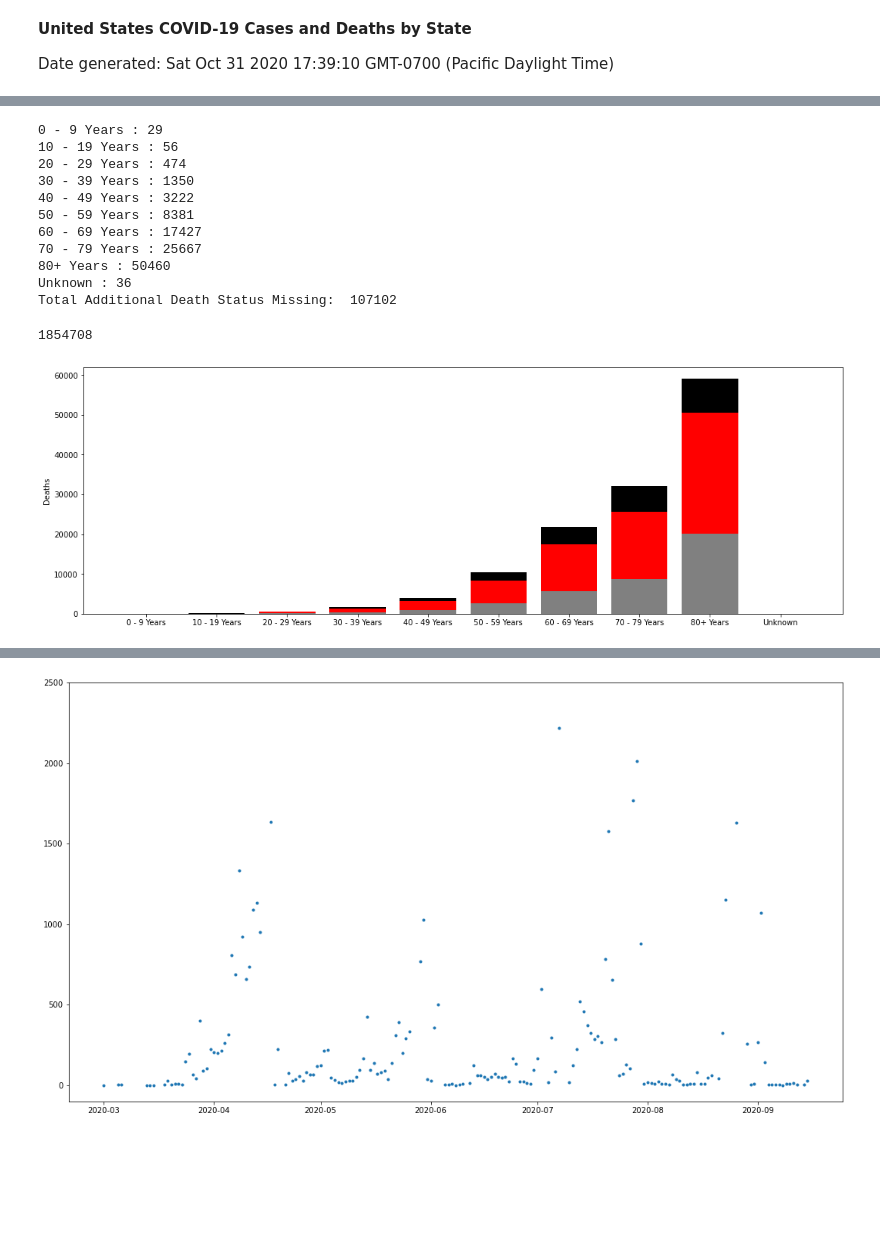
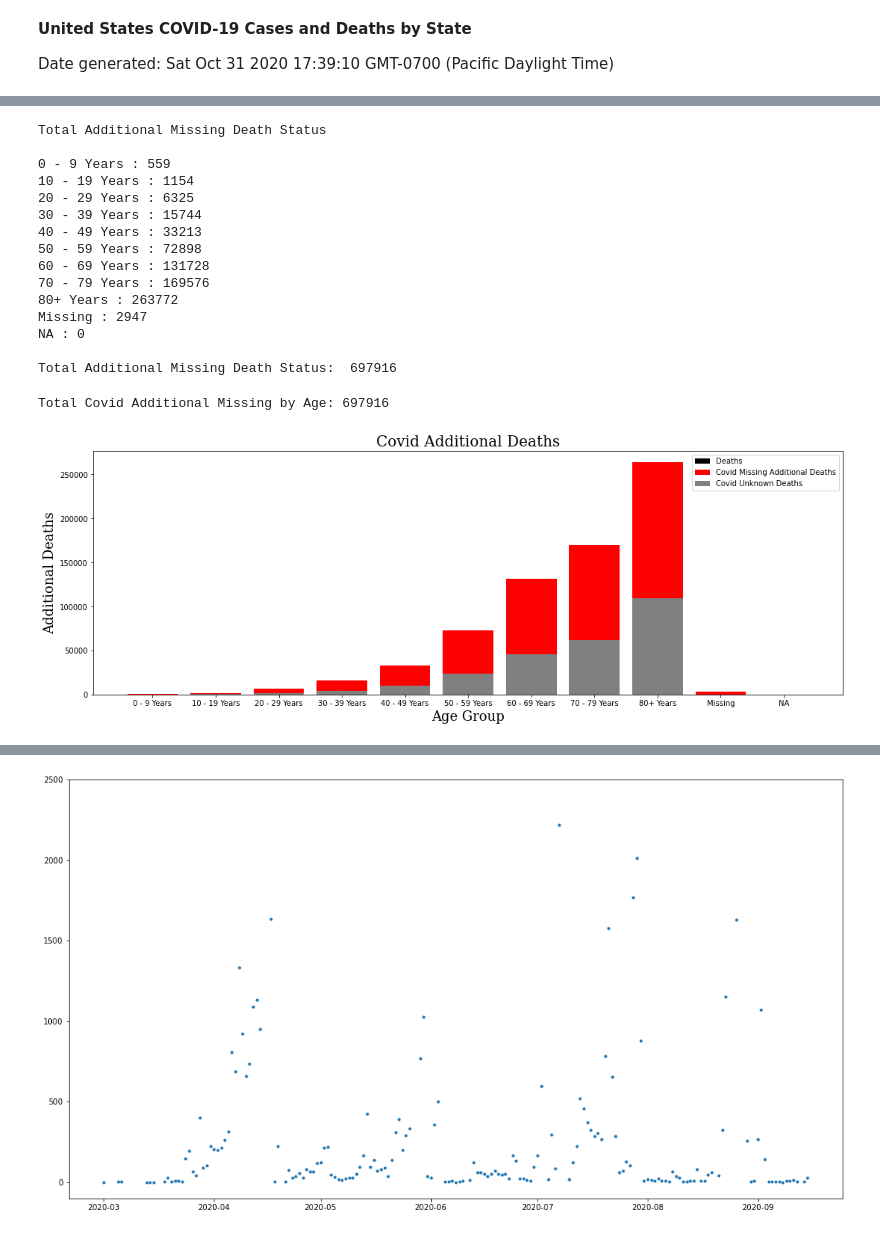
Before and after one commit to alleyvolta/C19, a Jupyter notebook: Covid-19 Analysis.ipynb, the cells around one changed output, grey strips where cells are left out. Saved outputs shown, nothing was run; the diff lists cells and outputs as text; code cells hidden in the pictures; blank space fills up the shorter version.

```diff
--- a/Covid-19 Analysis.ipynb
+++ b/Covid-19 Analysis.ipynb
@@ -277,9 +346,12 @@ Total Covid Survival:  2050069
 # %%
+print("Covid Fatality Rate by Age\n")
+
 covidFatalityRateByAge = [0] * len(ageGroups)
 
 for cs,cd in zip(covidSurvivalByAge, covidDeathsByAge):
-    covidFatalityRateByAge[covidSurvivalByAge.index(cs)] = (cd/cs)
+    if(cs == 0):    covidFatalityRateByAge[covidSurvivalByAge.index(cs)] = 0
+    else:           covidFatalityRateByAge[covidSurvivalByAge.index(cs)] = (cd/cs)
 
-for ags,dba in zip(ageGroups,covidFatalityRateByAge):
-    print (ags, ':', dba)
+for ags, dba in zip(ageGroups,covidFatalityRateByAge):
+    print(ags, ':', round(dba, 4)*100, '%')
 # %% [output]
@@ -316,7 +392,8 @@ Unknown : 6
 covidNONCoMoFatalityRateByAge = [0] * len(ageGroups)
 
 for cs,cd in zip(covidSurvivalByAge, covidNONCoMoFatalityByAge):
-    covidNONCoMoFatalityRateByAge[covidSurvivalByAge.index(cs)] = (cd/cs)
+    if(cs == 0):    covidNONCoMoFatalityRateByAge[covidSurvivalByAge.index(cs)] = 0
+    else:           covidNONCoMoFatalityRateByAge[covidSurvivalByAge.index(cs)] = (cd/cs)
 
 for ags,dba in zip(ageGroups,covidNONCoMoFatalityRateByAge):
     print (ags, ':', dba)
@@ -343,10 +428,7 @@ plt.show()
 # %%
 ##Tab up entries with the same mortality condition.
 
-deaths=0
-unknown=0
-lived=0
-missing=0
+deaths, unknown, lived, missing = 0, 0, 0, 0
 
 for d in deathStatus:
     if(d == 'Yes'):
@@ -360,5 +442,5 @@ for d in deathStatus:
 
 total = deaths + missing + unknown + lived
 
-print('Deaths: ', deaths, 'Lived: ', lived, 'Uknown: ', unknown, 'Missing: ', missing, 'Total: ', total)
+print('Deaths  : ', deaths, '\nLived   : ', lived, '\nUnknown : ', unknown, '\nMissing : ', missing, '\n\nTotal   : ', total)
 # %% [output]
@@ -451,4 +556,6 @@ Total Death Status Missing:  1618075
 # %%
+print("Total Additional Missing Death Status\n")
+
 covidAdditionalMissingDeathsByAge = [0] * len(ageGroups)
 
 for ags,dba,cfr in zip(ageGroups, covidMissingByAge, covidFatalityRateByAge):
@@ -457,31 +564,44 @@ for ags,dba,cfr in zip(ageGroups, covidMissingByAge, covidFatalityRateByAge):
 
 totalCovidAdditionalMissingByAge = sum(covidAdditionalMissingDeathsByAge)
 
-print ('Total Additional Death Status Missing: ', totalCovidAdditionalMissingByAge)
+print ('\nTotal Additional Missing Death Status: ', totalCovidAdditionalMissingByAge)
 # %% [output]
-0 - 9 Years : 29
-10 - 19 Years : 56
-20 - 29 Years : 474
-30 - 39 Years : 1350
-40 - 49 Years : 3222
-50 - 59 Years : 8381
-60 - 69 Years : 17427
-70 - 79 Years : 25667
-80+ Years : 50460
-Unknown : 36
-Total Additional Death Status Missing:  107102
+Total Additional Missing Death Status
+
+0 - 9 Years : 559
+10 - 19 Years : 1154
+20 - 29 Years : 6325
+30 - 39 Years : 15744
+40 - 49 Years : 33213
+50 - 59 Years : 72898
+60 - 69 Years : 131728
+70 - 79 Years : 169576
+80+ Years : 263772
+Missing : 2947
+NA : 0
+
+Total Additional Missing Death Status:  697916
-# %%
-totalCovidAdditionalMissingByAge + totalCovidMissingByAge + totalCovidDeathsByAge
-# %% [output]
-1854708
+# %%
+totalCovidAdditionalMissingByAge + totalCovidMissingByAge + totalCovidDeathsByAge
+
+print("Total Covid Additional Missing by Age: " + str(totalCovidAdditionalMissingByAge))
+# %% [output]
+Total Covid Additional Missing by Age: 697916
 # %%
 plt.figure(figsize=(18,6))
+fontTitle = {'family':'serif','color':'Black','size':20}
+fontLabel = {'family':'serif','color':'Black','size':18}
 
-plt.bar(ageGroups, covidDeathsByAge, color='black')
-plt.bar(ageGroups, covidAdditionalMissingDeathsByAge, color='red')
-plt.bar(ageGroups, covidAdditionalUnknownDeathsByAge, color='gray')
-plt.ylabel('Deaths')
+plt.title("Covid Additional Deaths", fontdict=fontTitle)
+plt.xlabel('Age Group', fontdict=fontLabel)
+plt.ylabel('Additional Deaths', fontdict=fontLabel)
+
+plt.bar(ageGroups, covidDeathsByAge, color='black', label="Deaths")
+plt.bar(ageGroups, covidAdditionalMissingDeathsByAge, color='red', label="Covid Missing Additional Deaths")
+plt.bar(ageGroups, covidAdditionalUnknownDeathsByAge, color='gray', label="Covid Unknown Deaths")
+plt.legend()
+
 plt.show()
 # %% [output]
-[figure, old version]
+[figure, new version]
 # %%
```
Also changed, not shown: parts of 34 cells of this notebook.
